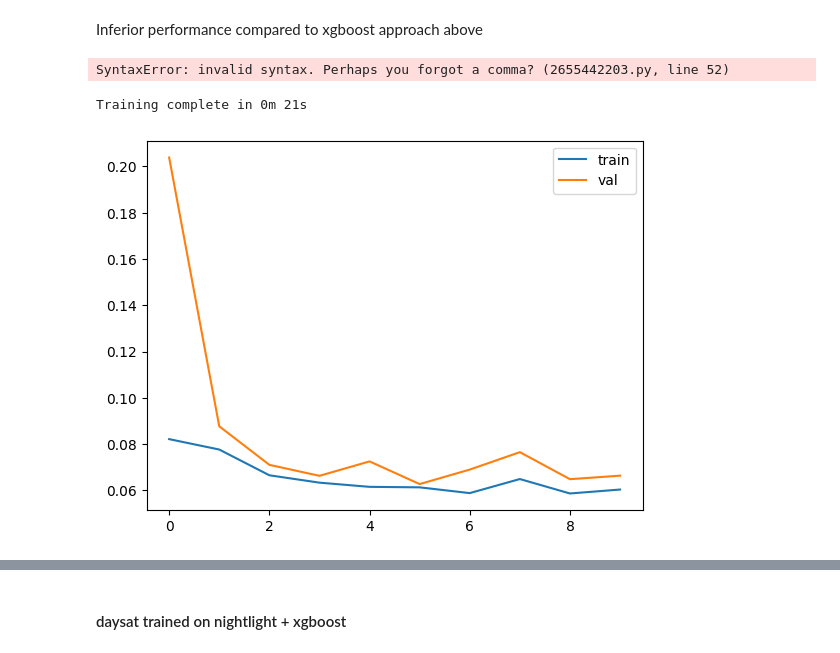
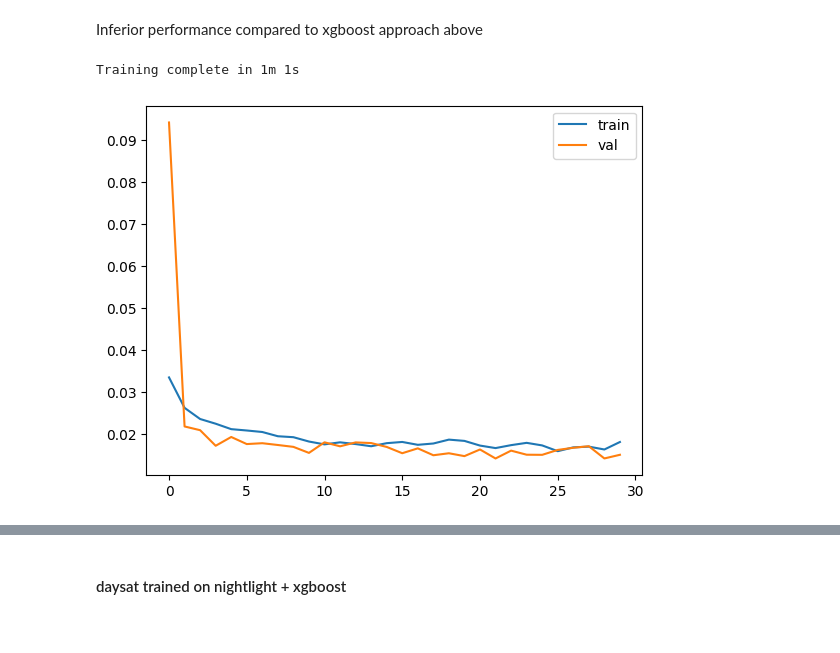
Before and after one commit to teofc111/poverty_mapping, a Jupyter notebook: sat_dl.ipynb, the cells around one changed output, grey strips where cells are left out. Drawn from its saved outputs; the diff is of its cells as text; code cells hidden in the pictures.

```diff
--- a/sat_dl.ipynb
+++ b/sat_dl.ipynb
@@ -1259,7 +2001,7 @@ model_reg.to(device);
 
 criterion = nn.MSELoss()
 optimizer = optim.SGD(model_reg.fc.parameters(), lr=0.001, momentum=0.9)
-exp_lr_scheduler = lr_scheduler.StepLR(optimizer, step_size=3, gamma=0.1)
+exp_lr_scheduler = lr_scheduler.StepLR(optimizer, step_size=10, gamma=0.1)
 
 # transform
 trainval_transform = transforms.Compose([
@@ -1301,5 +2043,5 @@ dataloaders = {
 # %%
 # Train model
 model_reg, df = train_model(model_reg, criterion, optimizer, exp_lr_scheduler,
-                       num_epochs=10,verbose=0,plot_curves=True)
+                       num_epochs=30,verbose=0,plot_curves=True)
 # %% [output]
@@ -1609,7 +2383,7 @@ class VitBaseForRegression3(nn.Module):
             nn.Linear(tabular_input_dim, 256),
             nn.BatchNorm1d(256),    # BatchNorm after first linear layer
             nn.ReLU(),
-            nn.Dropout(0.5),        # Dropout with a 50% drop probability
+            # nn.Dropout(0.5),        # Dropout with a 50% drop probability
             # nn.Linear(256, 128),
             # nn.BatchNorm1d(128),     # BatchNorm after second linear layer
             # nn.ReLU(),
@@ -1622,7 +2396,7 @@ class VitBaseForRegression3(nn.Module):
 
         # Final regression layer after feature fusion with Batch Normalization
         self.fusion_layer = nn.Sequential(
-            # nn.BatchNorm1d(128),  # BatchNorm layer for tabular data
+            nn.BatchNorm1d(self.backbone.num_features + 256),  # BatchNorm layer for tabular data
             nn.Linear(self.backbone.num_features + 256, 256),
             nn.BatchNorm1d(256),     # BatchNorm after second linear layer
             nn.ReLU(),
@@ -1634,7 +2408,7 @@ class VitBaseForRegression3(nn.Module):
             nn.Linear(128, 64),
             nn.BatchNorm1d(64),     # BatchNorm after third linear layer
             nn.ReLU(),
-            nn.Dropout(0.5)         # Dropout with a 50% drop probability
+            nn.Dropout(0.5),         # Dropout with a 50% drop probability
             nn.Linear(64, 32),
             nn.BatchNorm1d(32),     # BatchNorm after third linear layer
             nn.ReLU(),
@@ -1688,8 +2462,6 @@ class RegressionDataset(Dataset):
             image = self.transform(image)
 
         return image, tabular_data, target
-# %% [output]
-SyntaxError: invalid syntax. Perhaps you forgot a comma? (2655442203.py, line 52)
 # %%
 img_model = timm.create_model(
     'vit_base_patch16_224.dino',
@@ -1709,8 +2481,8 @@ device = torch.device("cuda" if torch.cuda.is_available() else "cpu")
 model_reg.to(device);
 
 criterion = nn.MSELoss()
-optimizer = optim.SGD(model_reg.parameters(), lr=0.00001, momentum=0.9)
-exp_lr_scheduler = lr_scheduler.StepLR(optimizer, step_size=3, gamma=0.1)
+optimizer = optim.SGD(model_reg.parameters(), lr=0.005, momentum=0.9)
+exp_lr_scheduler = lr_scheduler.StepLR(optimizer, step_size=10, gamma=0.5)
 # %%
 # transform
 train_transform = transforms.Compose([
@@ -1828,7 +2600,7 @@ def train_model(model, criterion, optimizer, scheduler, num_epochs=25, verbose=0
 # %%
 # Train model
 model_reg, df = train_model(model_reg, criterion, optimizer, exp_lr_scheduler,
-                       num_epochs=10,verbose=0,plot_curves=True)
+                       num_epochs=30,verbose=0,plot_curves=True)
 # %% [output]
-Training complete in 0m 21s
+Training complete in 1m 1s
-[figure, old version]
+[figure, new version]
```
Also changed, not shown: parts of 68 cells of this notebook, 3 other files.
